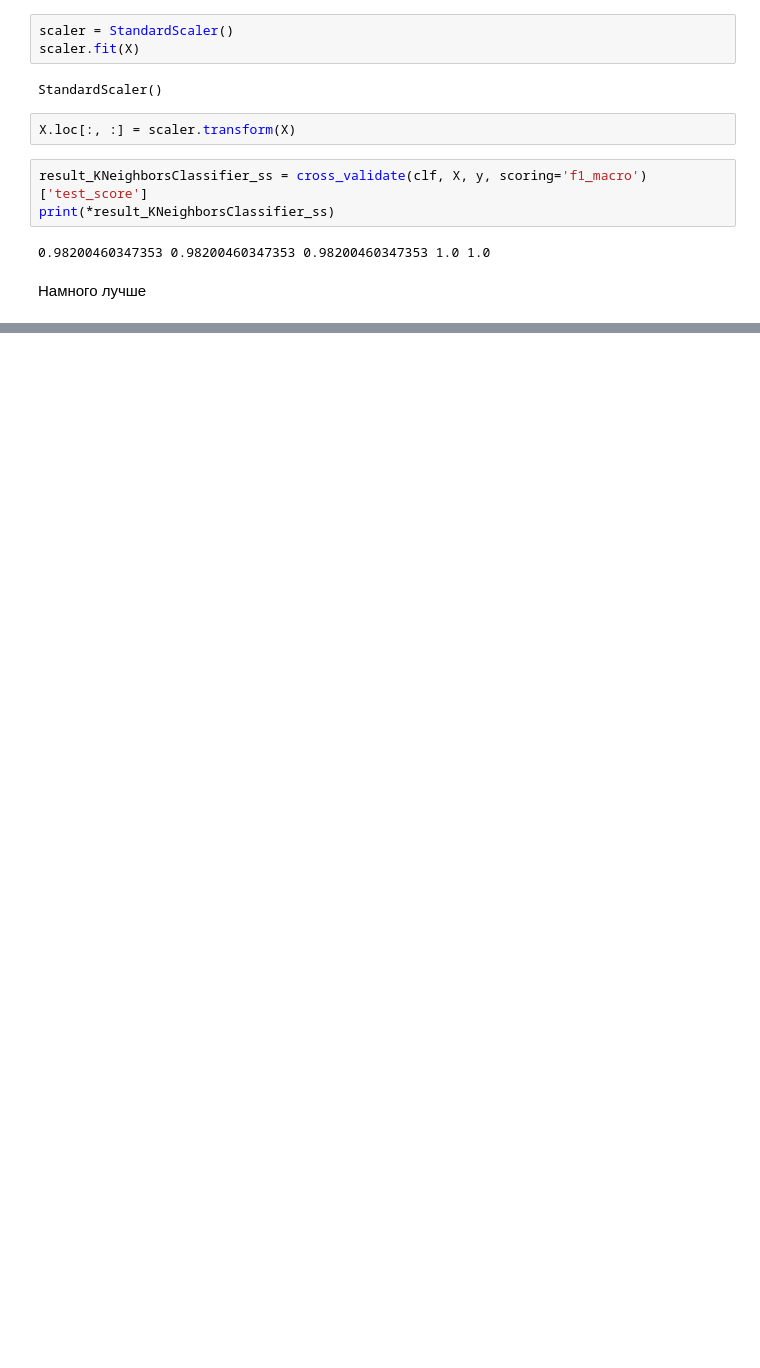
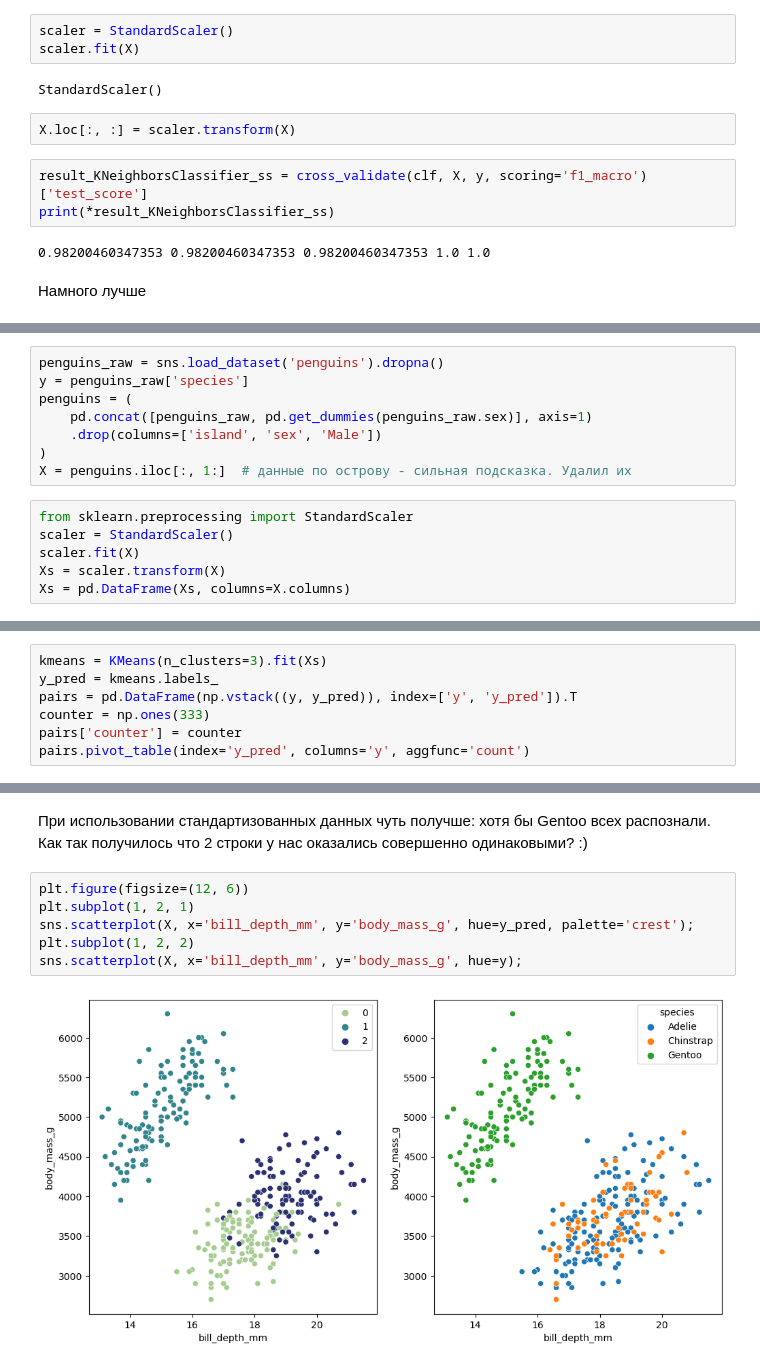
Before and after one commit to gbrs/ml_experiments, a Jupyter notebook: Probe.ipynb, the cells around one changed output, grey strips where cells are left out. Cells and saved outputs as stored; diff of their text form; blank space fills up the shorter version.

Commit message:
use Kmeans

```diff
--- a/Probe.ipynb
+++ b/Probe.ipynb
@@ -317,0 +321,14 @@ print(*result_KNeighborsClassifier_ss)
+# %%
+penguins_raw = sns.load_dataset('penguins').dropna()
+y = penguins_raw['species']
+penguins = (
+    pd.concat([penguins_raw, pd.get_dummies(penguins_raw.sex)], axis=1)
+    .drop(columns=['island', 'sex', 'Male'])
+)
+X = penguins.iloc[:, 1:]  # данные по острову - сильная подсказка. Удалил их
+# %%
+from sklearn.preprocessing import StandardScaler
+scaler = StandardScaler()
+scaler.fit(X)
+Xs = scaler.transform(X)
+Xs = pd.DataFrame(Xs, columns=X.columns)
@@ -317,0 +366,7 @@ print(*result_KNeighborsClassifier_ss)
+# %%
+kmeans = KMeans(n_clusters=3).fit(Xs)
+y_pred = kmeans.labels_
+pairs = pd.DataFrame(np.vstack((y, y_pred)), index=['y', 'y_pred']).T
+counter = np.ones(333)
+pairs['counter'] = counter
+pairs.pivot_table(index='y_pred', columns='y', aggfunc='count')
@@ -317,0 +380,11 @@ print(*result_KNeighborsClassifier_ss)
+# %% [markdown]
+При использовании стандартизованных данных чуть получше: хотя бы Gentoo всех распознали.
+Как так получилось что 2 строки у нас оказались совершенно одинаковыми? :)
+# %%
+plt.figure(figsize=(12, 6))
+plt.subplot(1, 2, 1)
+sns.scatterplot(X, x='bill_depth_mm', y='body_mass_g', hue=y_pred, palette='crest');
+plt.subplot(1, 2, 2)
+sns.scatterplot(X, x='bill_depth_mm', y='body_mass_g', hue=y);
+# %% [output]
+[figure, added]
```
Also changed, not shown: parts of 13 cells of this notebook.
